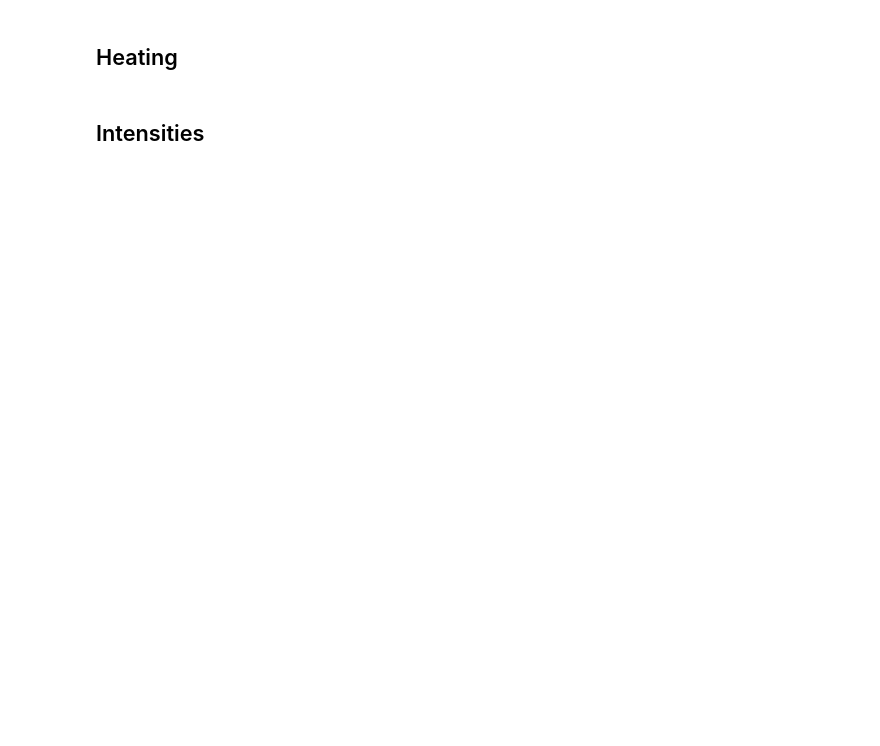
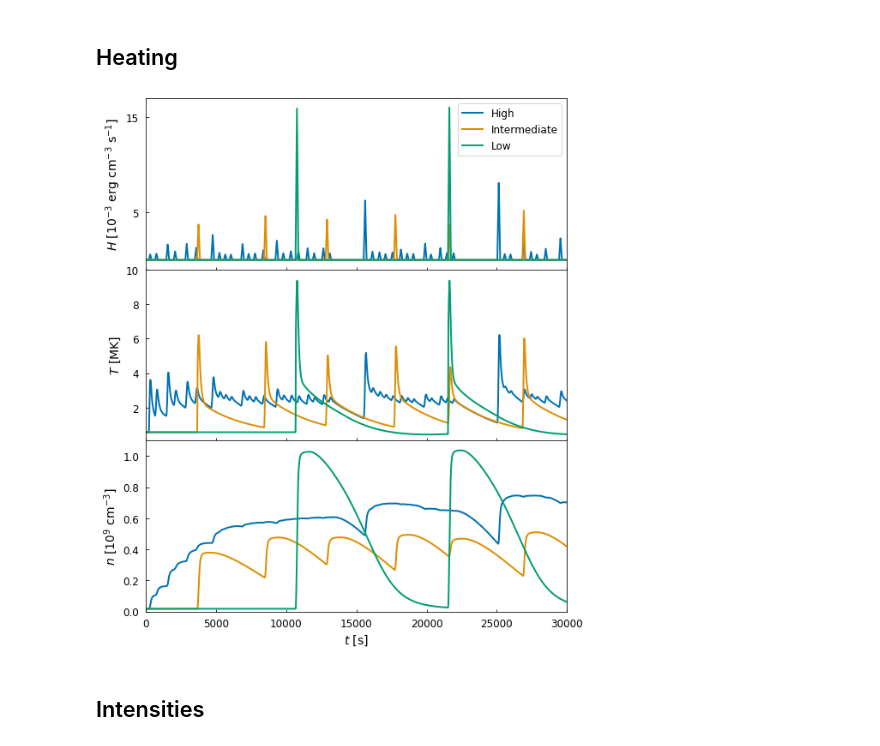
Before and after one commit to wtbarnes/posters, a Jupyter notebook: shine_2018/notebooks/figures.ipynb, the cells around one changed output. Drawn from its saved outputs; the diff is of its cells as text; code cells hidden in the pictures; blank space fills up the shorter version.

```diff
--- a/shine_2018/notebooks/figures.ipynb
+++ b/shine_2018/notebooks/figures.ipynb
@@ -20,3 +31,7 @@ import synthesizAR
 %matplotlib inline
 # %%
 ar = synthesizAR.Field.restore('/storage-home/w/wtb2/data/timelag_synthesis_v2/base_noaa1158/')
+# %%
+ar_high = synthesizAR.Field.restore('/storage-home/w/wtb2/data/timelag_synthesis_v2/high_frequency/field_checkpoint/')
+ar_intermediate = synthesizAR.Field.restore('/storage-home/w/wtb2/data/timelag_synthesis_v2/intermediate_frequency/field_checkpoint/')
+ar_low = synthesizAR.Field.restore('/storage-home/w/wtb2/data/timelag_synthesis_v2/low_frequency/field_checkpoint/')
@@ -101,4 +132,54 @@ fig.savefig('../figures/hmi_plus_aia_plus_lines.pdf',)
 # %% [markdown]
 ## Heating
+# %%
+i_loop=6
+# %%
+fig,axes = plt.subplots(3,1,figsize=get_figsize(wf=0.25,hf=1.25),sharex=True)
+colors = sns.color_palette(palette='colorblind',n_colors=3)
+# Heating
+## Read the heating
+h = np.loadtxt(os.path.join(os.path.dirname(
+    ar_high.loops[i_loop].parameters_savefile),f'hydro_results/{ar_high.loops[i_loop].name}'))[:,-1]
+axes[0].plot(ar_high.loops[i_loop].time, 1e3*h, color=colors[0],label='High')
+h = np.loadtxt(os.path.join(os.path.dirname(
+    ar_intermediate.loops[i_loop].parameters_savefile),f'hydro_results/{ar_intermediate.loops[i_loop].name}'))[:,-1]
+axes[0].plot(ar_intermediate.loops[i_loop].time, 1e3*h, color=colors[1],label='Intermediate')
+h = np.loadtxt(os.path.join(os.path.dirname(
+    ar_low.loops[i_loop].parameters_savefile),f'hydro_results/{ar_low.loops[i_loop].name}'))[:,-1]
+axes[0].plot(ar_low.loops[i_loop].time, 1e3*h, color=colors[2],label='Low')
+axes[0].legend()
+
+# Temperature
+axes[1].plot(ar_high.loops[i_loop].time,ar_high.loops[i_loop].electron_temperature[:,0].to(u.MK),
+             color=colors[0],)
+axes[1].plot(ar_intermediate.loops[i_loop].time,ar_intermediate.loops[i_loop].electron_temperature[:,0].to(u.MK),
+             color=colors[1],)
+axes[1].plot(ar_low.loops[i_loop].time,ar_low.loops[i_loop].electron_temperature[:,0].to(u.MK),
+             color=colors[2],)
+
+# Density
+axes[2].plot(ar_high.loops[i_loop].time,ar_high.loops[i_loop].density[:,0]/1e9,
+             color=colors[0],)
+axes[2].plot(ar_intermediate.loops[i_loop].time,ar_intermediate.loops[i_loop].density[:,0]/1e9,
+             color=colors[1],)
+axes[2].plot(ar_low.loops[i_loop].time,ar_low.loops[i_loop].density[:,0]/1e9,
+             color=colors[2],)
+
+# Labels and limits
+axes[0].set_xlim(0,3e4)
+axes[0].set_ylim(-1,17)
+axes[0].set_yticks(axes[0].get_yticks()[2:-1:2])
+axes[1].set_ylim(0.1,10)
+axes[2].set_ylim(0,1.1)
+axes[0].set_ylabel(r'$H$ [$10^{-3}$ erg cm$^{-3}$ s$^{-1}$]')
+axes[1].set_ylabel(r'$T$ [MK]')
+axes[2].set_ylabel(r'$n$ [10$^9$ cm$^{-3}$]')
+axes[2].set_xlabel(r'$t$ [s]')
+
+# Adjustments
+plt.subplots_adjust(hspace=0.)
+fig.savefig('../figures/hydro_profiles.pdf',)
+# %% [output]
+[figure, added]
 # %% [markdown]
 ## Intensities
```
Also changed, not shown: parts of 18 cells of this notebook, 1 other file.
